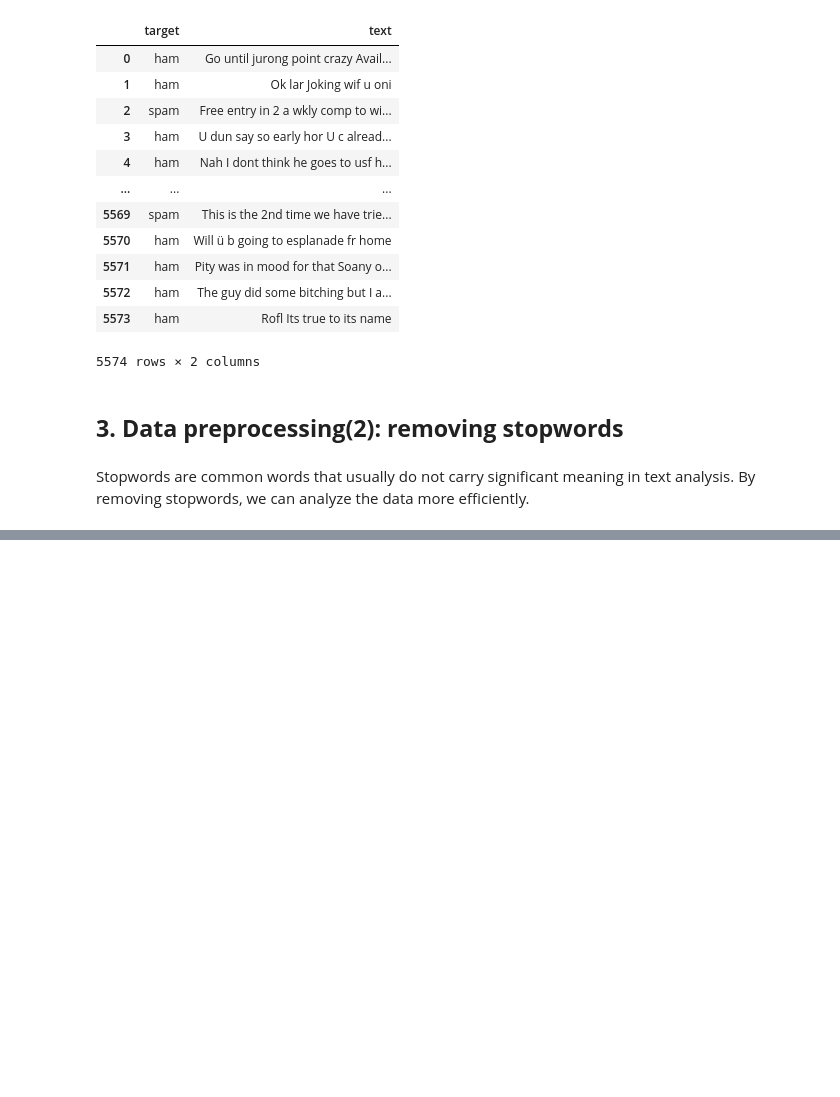
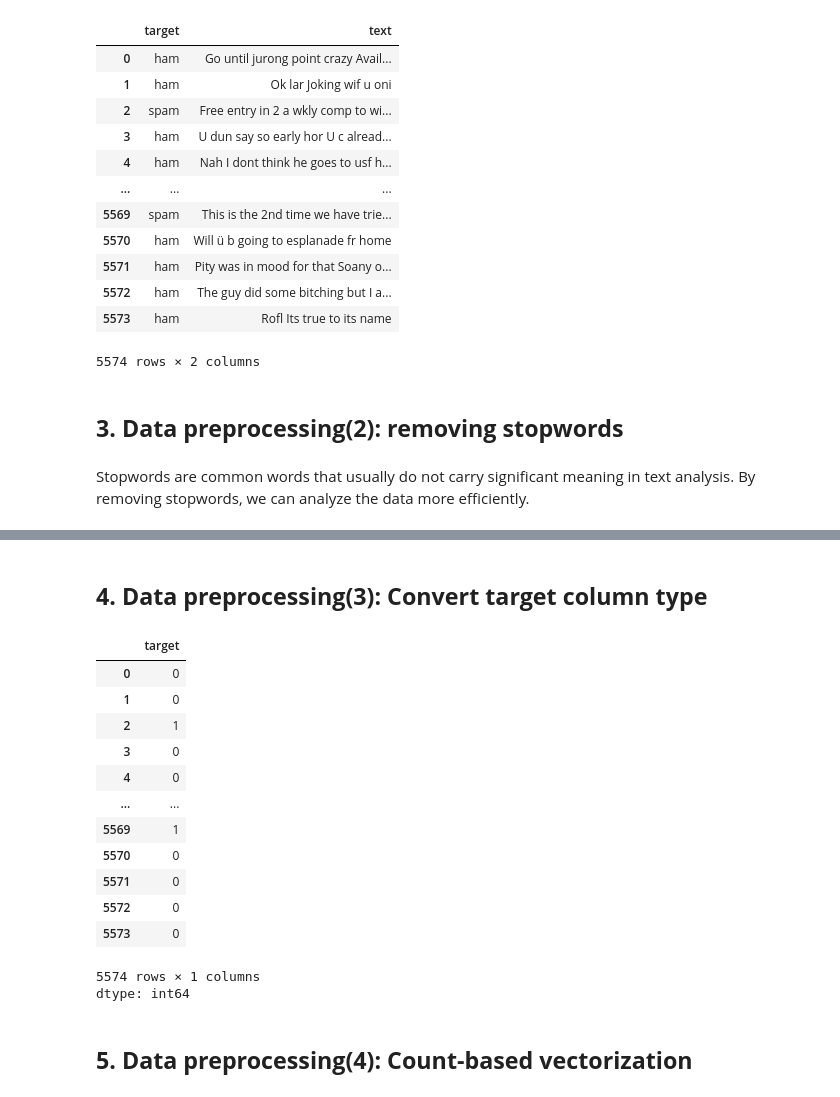
Before and after one commit to rachel-kim2255/Machine-Learning-Notebooks, a Jupyter notebook: 4_[Naive_Bayes]_Filtering_Spam_Messages.ipynb, the cells around one changed output, grey strips where cells are left out. Cells and saved outputs as stored; diff of their text form; code cells hidden in the pictures; blank space fills up the shorter version.

```diff
--- a/4_[Naive_Bayes]_Filtering_Spam_Messages.ipynb
+++ b/4_[Naive_Bayes]_Filtering_Spam_Messages.ipynb
@@ -128,0 +250,22 @@ Stopwords are common words that usually do not carry significant meaning in text
+# %% [markdown]
+## **4. Data preprocessing(3): Convert target column type**
+# %%
+df['target'] = df['target'].map({'spam':1, 'ham':0})
+df['target']
+# %% [output]
+|  | target |
+| 0 | 0 |
+| 1 | 0 |
+| 2 | 1 |
+| 3 | 0 |
+| 4 | 0 |
+| ... | ... |
+| 5569 | 1 |
+| 5570 | 0 |
+| 5571 | 0 |
+| 5572 | 0 |
+| 5573 | 0 |
+5574 rows × 1 columns
+dtype: int64
+# %% [markdown]
+## **5. Data preprocessing(4): Count-based vectorization**
```
Also changed, not shown: parts of 20 cells of this notebook.
